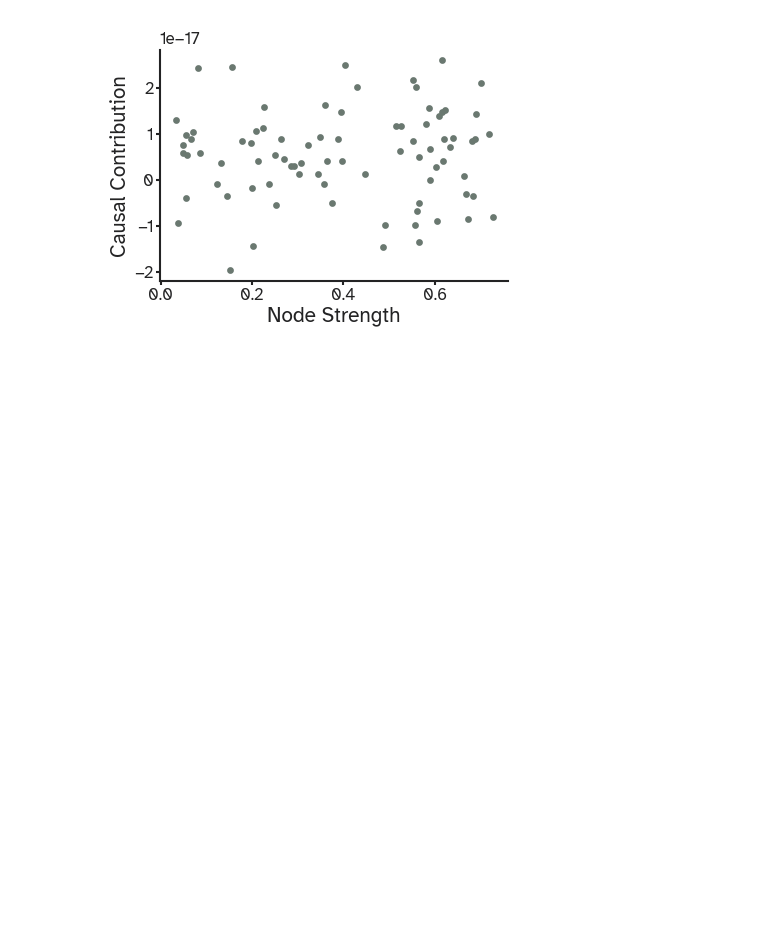
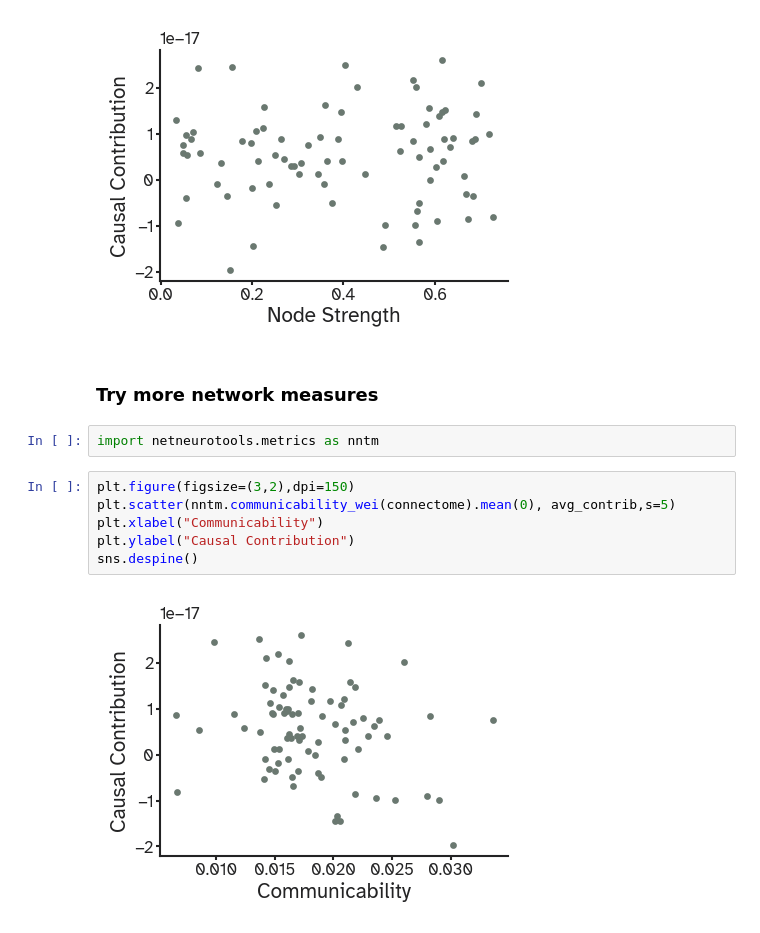
Before and after one commit to kuffmode/OHBM-Example-2026, a Jupyter notebook: playground.ipynb, the cells around one changed output. Cells and saved outputs as stored; diff of their text form; blank space fills up the shorter version.

```diff
--- a/playground.ipynb
+++ b/playground.ipynb
@@ -511,3 +517,15 @@ plt.ylabel("Causal Contribution")
 sns.despine()
 # %% [output]
 [figure]
+# %% [markdown]
+### Try more network measures
+# %%
+import netneurotools.metrics as nntm
+# %%
+plt.figure(figsize=(3,2),dpi=150)
+plt.scatter(nntm.communicability_wei(connectome).mean(0), avg_contrib,s=5)
+plt.xlabel("Communicability")
+plt.ylabel("Causal Contribution")
+sns.despine()
+# %% [output]
+[figure, added]
```
Also changed, not shown: parts of 6 cells of this notebook.
